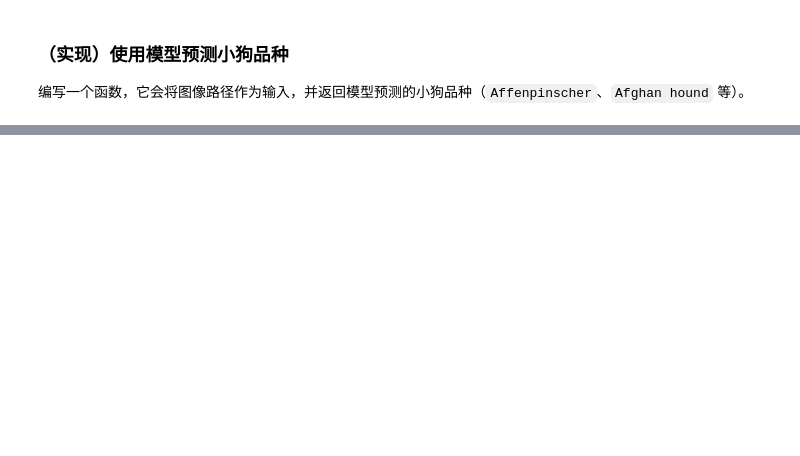
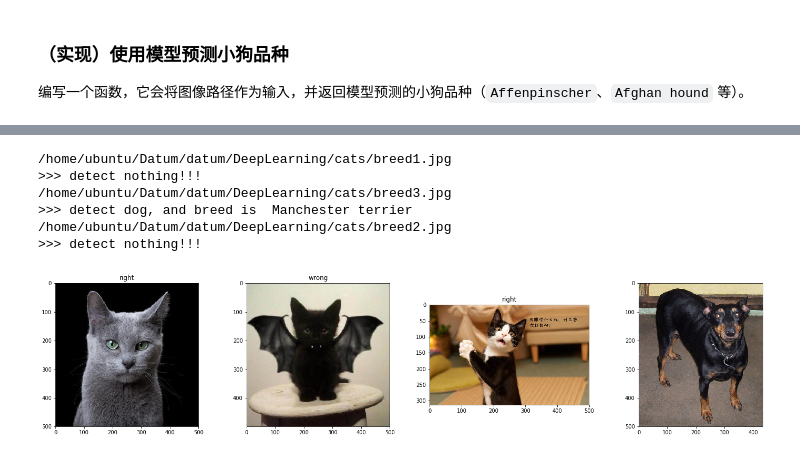
Before and after one commit to wuRDmemory/deep, a Jupyter notebook: dog-project/dog_app-cn-Copy1.ipynb, the cells around one changed output, grey strips where cells are left out. Cells and saved outputs as stored; diff of their text form; code cells hidden in the pictures; blank space fills up the shorter version.

````diff
--- a/dog-project/dog_app-cn-Copy1.ipynb
+++ b/dog-project/dog_app-cn-Copy1.ipynb
@@ -718,4 +862,5 @@ model_transfer = # train(n_epochs, loaders_transfer, model_transfer, optimizer_t
 
 在小狗图像测试数据集上尝试模型。在以下代码单元格中计算并输出测试损失和准确率。确保测试准确率高于 60%。
 # %%
+model_transfer.load_state_dict(torch.load('model_transfer.pt'))
 test(loaders_transfer, model_transfer, criterion_transfer, use_cuda)
@@ -757,6 +929,12 @@ def predict_breed_transfer(img_path):
 
 def run_app(img_path):
     ## handle cases for a human face, dog, and neither
+    if dog_detector(img_path=img_path):
+        print(">>> detect dog, and breed is ", predict_breed_transfer(img_path))
+    elif face_detector(img_path):
+        print(">>> detect human, similar dog breed is ", predict_breed_transfer(img_path))
+    else:
+        print(">>> detect nothing!!!")
 # %% [markdown]
 ---
 <a id='step6'></a>
@@ -782,3 +964,7 @@ __答案：__（三个值得改进的地方）
 for file in np.hstack((human_files[:3], dog_files[:3])):
     run_app(file)
 ```
+# %%
+for file in np.hstack((human_files[:30], dog_files[:30])):
+    print(file)
+    run_app(file)
@@ -784,0 +989,28 @@ for file in np.hstack((human_files[:3], dog_files[:3])):
+# %%
+cat_dir = '/home/ubuntu/Datum/datum/DeepLearning/cats'
+cat_files = np.array(glob(cat_dir+"/*"))
+for file in cat_files:
+    print(file)
+    run_app(file)
+# %% [output]
+/home/ubuntu/Datum/datum/DeepLearning/cats/breed1.jpg
+>>> detect nothing!!!
+/home/ubuntu/Datum/datum/DeepLearning/cats/breed3.jpg
+>>> detect dog, and breed is  Manchester terrier
+/home/ubuntu/Datum/datum/DeepLearning/cats/breed2.jpg
+>>> detect nothing!!!
+# %%
+fig, axes = plt.subplots(figsize=(25,5), ncols=4)
+for i, file in enumerate(cat_files):
+    img = Image.open(file)
+    axe = axes[i]
+    axe.imshow(img)
+    if file == '/home/ubuntu/Datum/datum/DeepLearning/cats/breed3.jpg':
+        axe.set_title('wrong')
+    else:
+        axe.set_title('right')
+img = Image.open('/home/ubuntu/Datum/datum/DeepLearning/dogImages/train/102.Manchester_terrier/Manchester_terrier_06774.jpg')
+axes[-1].imshow(img)
+plt.show()
+# %% [output]
+[figure, added]
````
Also changed, not shown: parts of 31 cells of this notebook, 1 other file.
